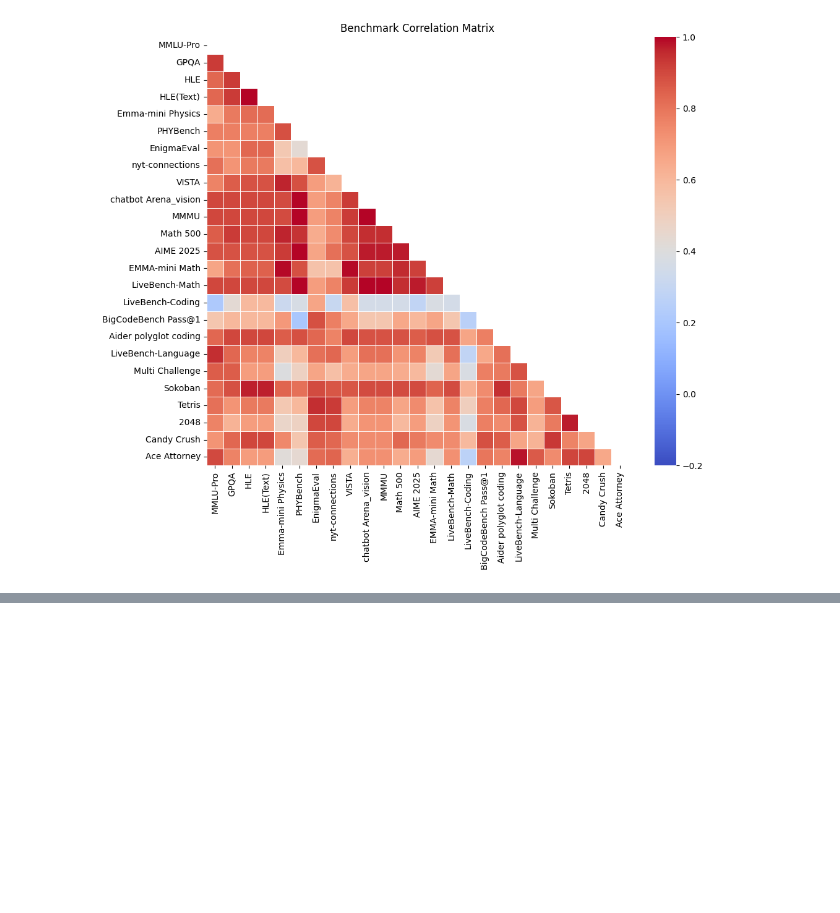
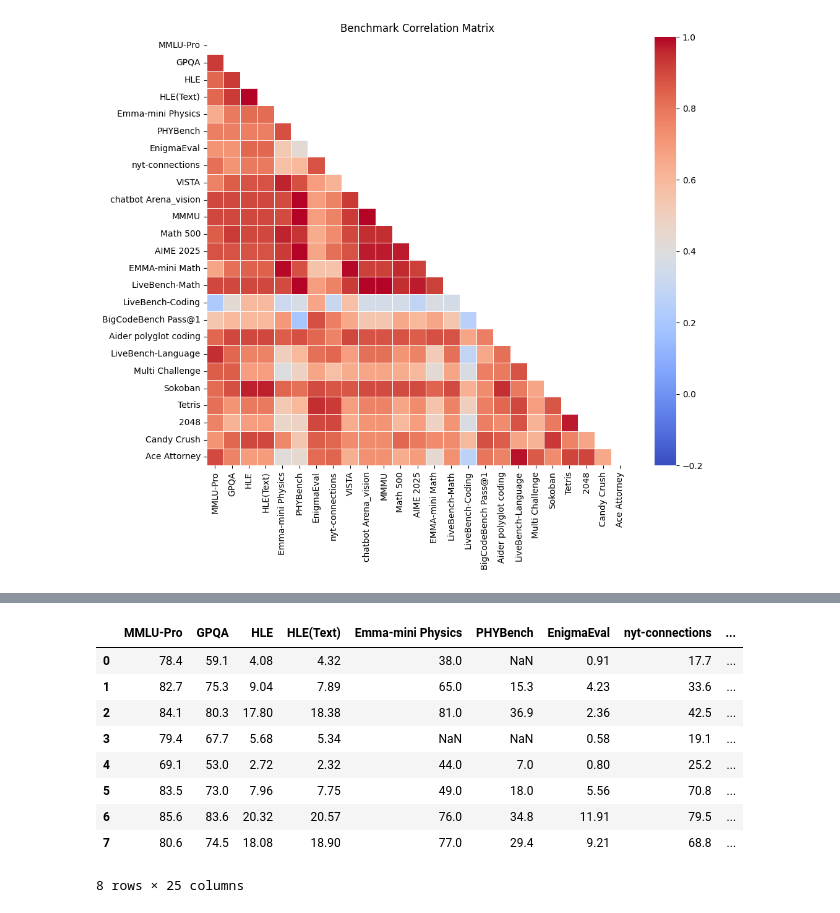
Before and after one commit to lmgame-org/GamingAgent, a Jupyter notebook: eval/eval.ipynb, the cells around one changed output, grey strips where cells are left out. Saved outputs shown, nothing was run; the diff lists cells and outputs as text; code cells hidden in the pictures; blank space fills up the shorter version.

```diff
--- a/eval/eval.ipynb
+++ b/eval/eval.ipynb
@@ -1904,0 +2431,13 @@ benchmark:
+# %%
+updated_benchmark_df
+# %% [output]
+|  | MMLU-Pro | GPQA | HLE | HLE(Text) | Emma-mini Physics | PHYBench | EnigmaEval | nyt-connections | ... |
+| 0 | 78.4 | 59.1 | 4.08 | 4.32 | 38.0 | NaN | 0.91 | 17.7 | ... |
+| 1 | 82.7 | 75.3 | 9.04 | 7.89 | 65.0 | 15.3 | 4.23 | 33.6 | ... |
+| 2 | 84.1 | 80.3 | 17.80 | 18.38 | 81.0 | 36.9 | 2.36 | 42.5 | ... |
+| 3 | 79.4 | 67.7 | 5.68 | 5.34 | NaN | NaN | 0.58 | 19.1 | ... |
+| 4 | 69.1 | 53.0 | 2.72 | 2.32 | 44.0 | 7.0 | 0.80 | 25.2 | ... |
+| 5 | 83.5 | 73.0 | 7.96 | 7.75 | 49.0 | 18.0 | 5.56 | 70.8 | ... |
+| 6 | 85.6 | 83.6 | 20.32 | 20.57 | 76.0 | 34.8 | 11.91 | 79.5 | ... |
+| 7 | 80.6 | 74.5 | 18.08 | 18.90 | 77.0 | 29.4 | 9.21 | 68.8 | ... |
+8 rows × 25 columns
```
Also changed, not shown: parts of 12 cells of this notebook, 15 other files.
